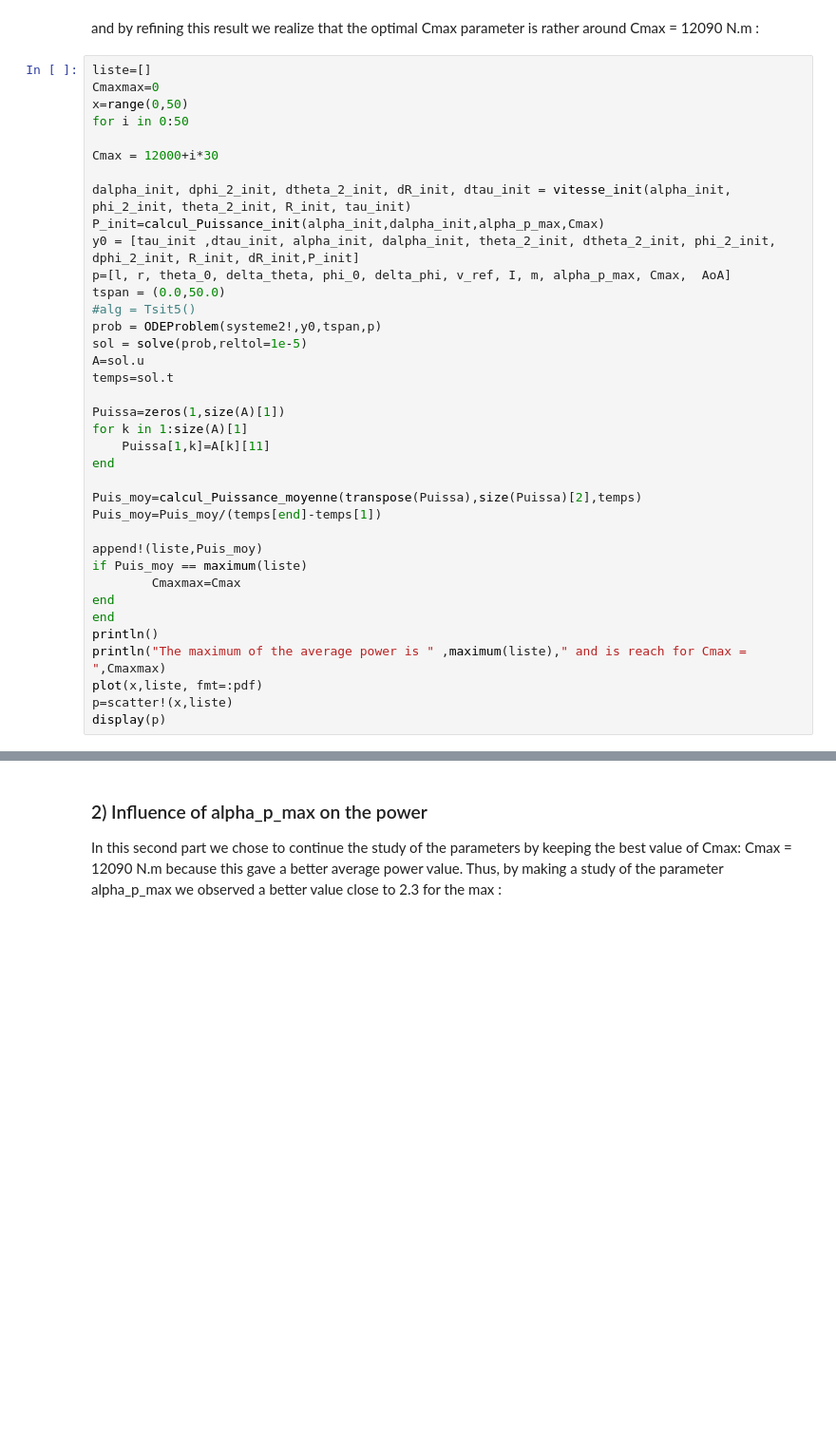
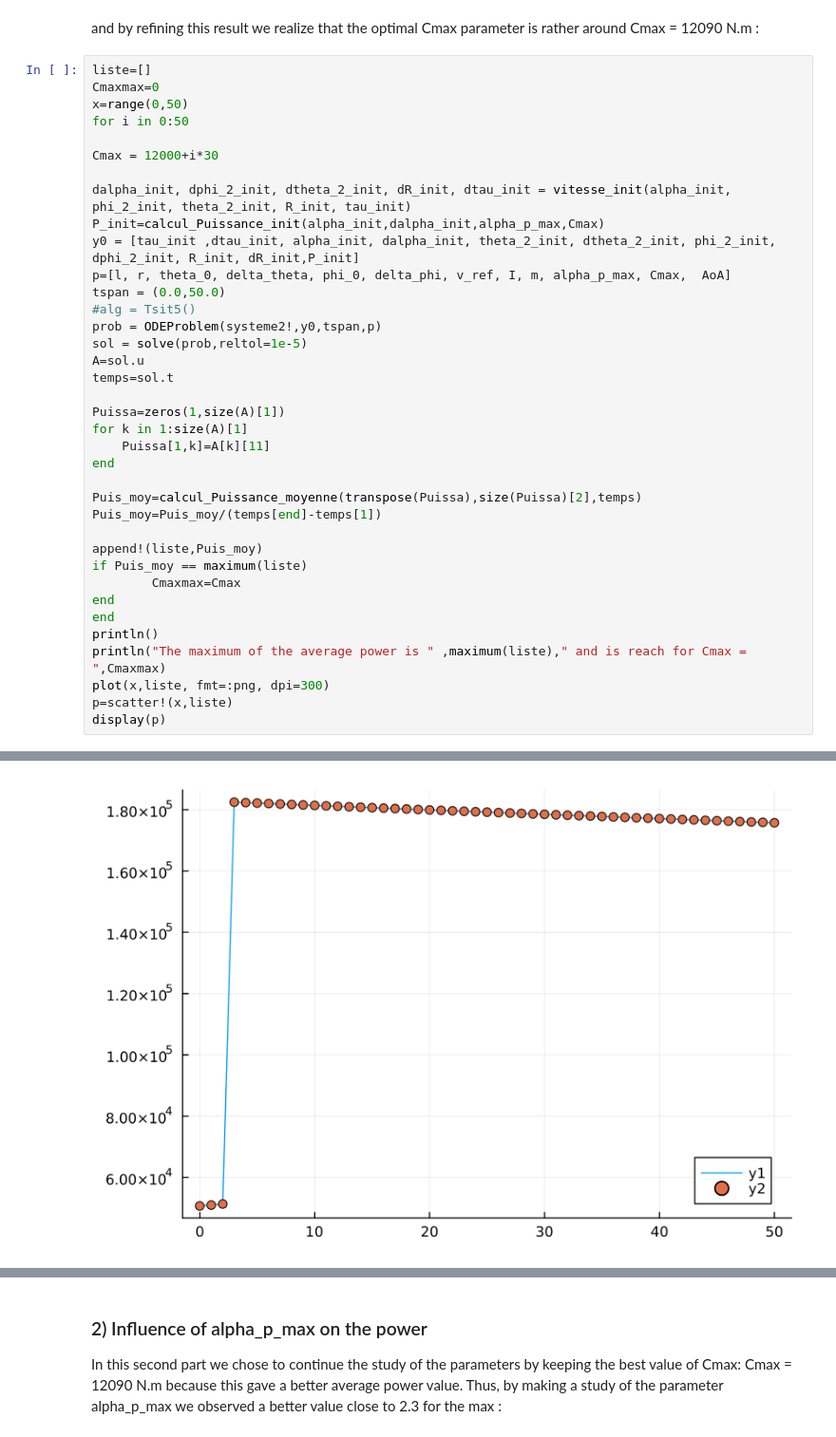
Before and after one commit to jbcaillau/jbcaillau.github.io, a Jupyter notebook: report-lheureux-mari.ipynb, the cells around one changed output, grey strips where cells are left out. Shown at 95% size. Saved outputs shown, nothing was run; the diff lists cells and outputs as text; blank space fills up the shorter version.

```diff
--- a/report-lheureux-mari.ipynb
+++ b/report-lheureux-mari.ipynb
@@ -666,34 +666,35 @@ Cmax = 12000+i*30
 dalpha_init, dphi_2_init, dtheta_2_init, dR_init, dtau_init = vitesse_init(alpha_init, phi_2_init, theta_2_init, R_init, tau_init)
 P_init=calcul_Puissance_init(alpha_init,dalpha_init,alpha_p_max,Cmax)
 y0 = [tau_init ,dtau_init, alpha_init, dalpha_init, theta_2_init, dtheta_2_init, phi_2_init, dphi_2_init, R_init, dR_init,P_init]
 p=[l, r, theta_0, delta_theta, phi_0, delta_phi, v_ref, I, m, alpha_p_max, Cmax,  AoA]
 tspan = (0.0,50.0)
 #alg = Tsit5()
 prob = ODEProblem(systeme2!,y0,tspan,p)
 sol = solve(prob,reltol=1e-5)
 A=sol.u
 temps=sol.t
 
 Puissa=zeros(1,size(A)[1])
 for k in 1:size(A)[1]
     Puissa[1,k]=A[k][11]
 end
 
 Puis_moy=calcul_Puissance_moyenne(transpose(Puissa),size(Puissa)[2],temps)
 Puis_moy=Puis_moy/(temps[end]-temps[1])
 
 append!(liste,Puis_moy)
 if Puis_moy == maximum(liste)
         Cmaxmax=Cmax
 end
 end
 println()
 println("The maximum of the average power is " ,maximum(liste)," and is reach for Cmax = ",Cmaxmax)
-plot(x,liste, fmt=:pdf)
+plot(x,liste, fmt=:png, dpi=300)
 p=scatter!(x,liste)
 display(p)
 # %% [output]
 The maximum of the average power is 182466.84660138295 and is reach for Cmax = 12090
+[figure, added]
 # %% [markdown]
 <a id='ID11'>
 # %% [markdown]
```
Also changed, not shown: parts of 4 cells of this notebook.
